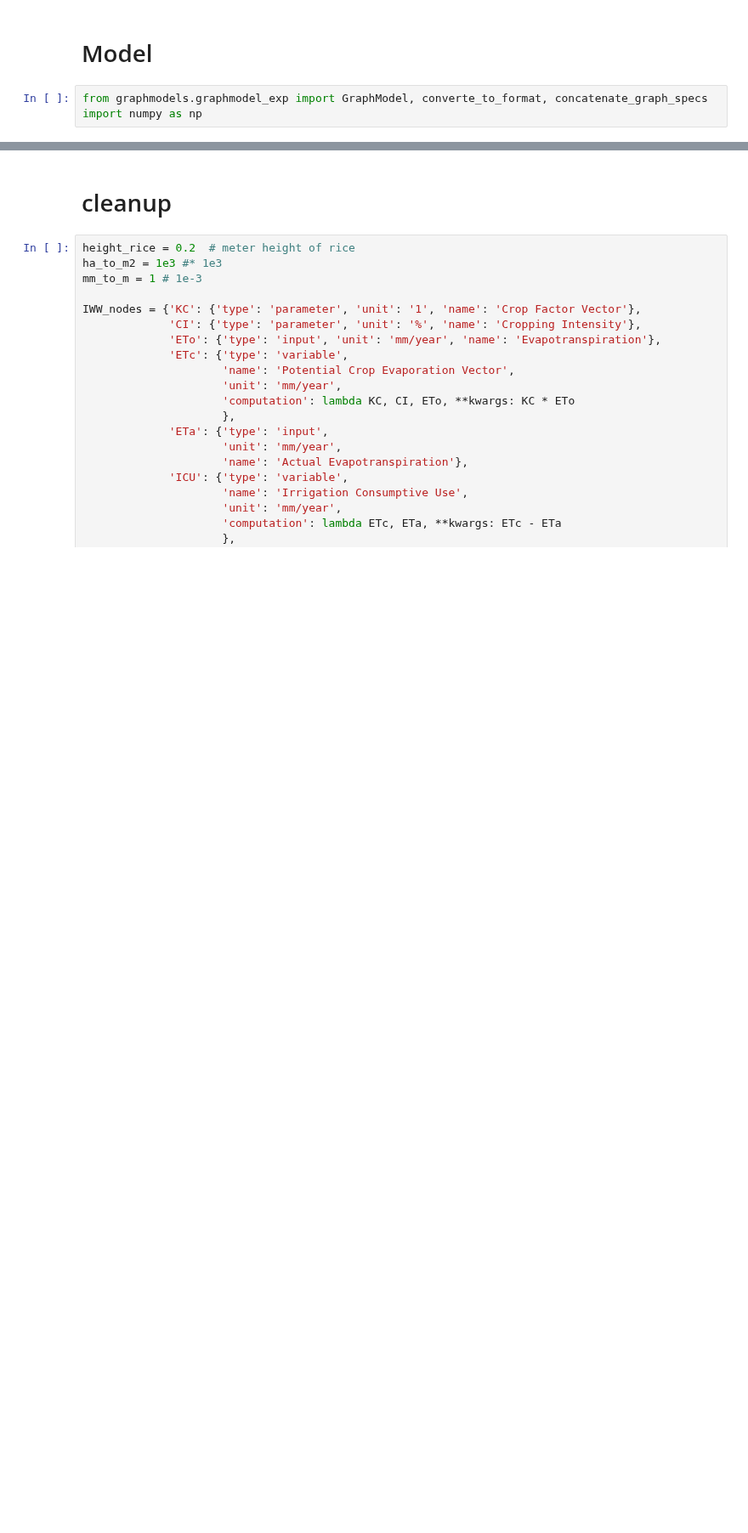
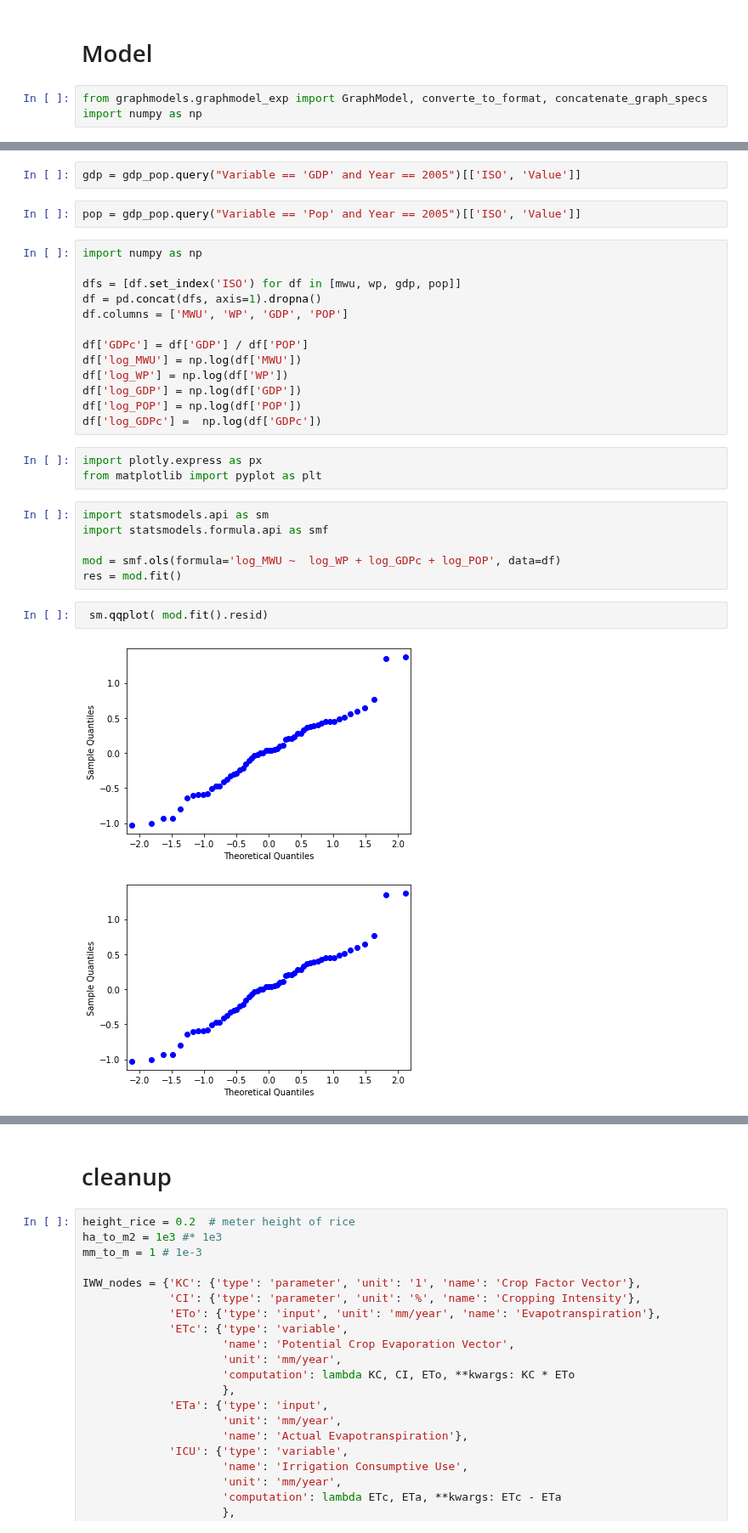
Before and after one commit to simonzabrocki/GraphModels, a Jupyter notebook: watermodel_development.ipynb, the cells around one changed output, grey strips where cells are left out. Shown at 85% size. Drawn from its saved outputs; the diff is of its cells as text; blank space fills up the shorter version.

```diff
--- a/watermodel_development.ipynb
+++ b/watermodel_development.ipynb
@@ -127,0 +244,31 @@ X['KC'].loc['MEX'] #* 1e9
+# %%
+gdp = gdp_pop.query("Variable == 'GDP' and Year == 2005")[['ISO', 'Value']]
+# %%
+pop = gdp_pop.query("Variable == 'Pop' and Year == 2005")[['ISO', 'Value']]
+# %%
+import numpy as np
+
+dfs = [df.set_index('ISO') for df in [mwu, wp, gdp, pop]]
+df = pd.concat(dfs, axis=1).dropna()
+df.columns = ['MWU', 'WP', 'GDP', 'POP']
+
+df['GDPc'] = df['GDP'] / df['POP']
+df['log_MWU'] = np.log(df['MWU'])
+df['log_WP'] = np.log(df['WP'])
+df['log_GDP'] = np.log(df['GDP'])
+df['log_POP'] = np.log(df['POP'])
+df['log_GDPc'] =  np.log(df['GDPc'])
+# %%
+import plotly.express as px
+from matplotlib import pyplot as plt
+# %%
+import statsmodels.api as sm
+import statsmodels.formula.api as smf
+
+mod = smf.ols(formula='log_MWU ~  log_WP + log_GDPc + log_POP', data=df)
+res = mod.fit()
+# %%
+ sm.qqplot( mod.fit().resid)
+# %% [output]
+[figure, added]
+[figure, added]
```
Also changed, not shown: parts of 52 cells of this notebook, 5 other files.
